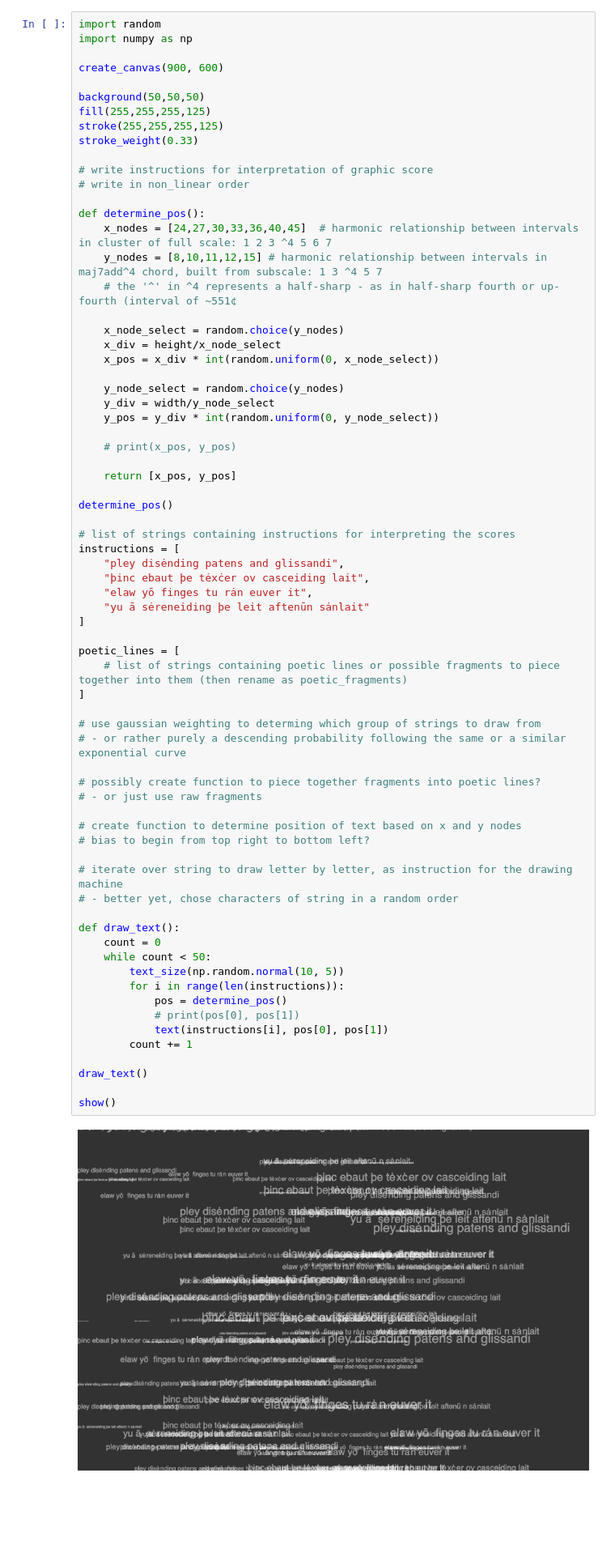
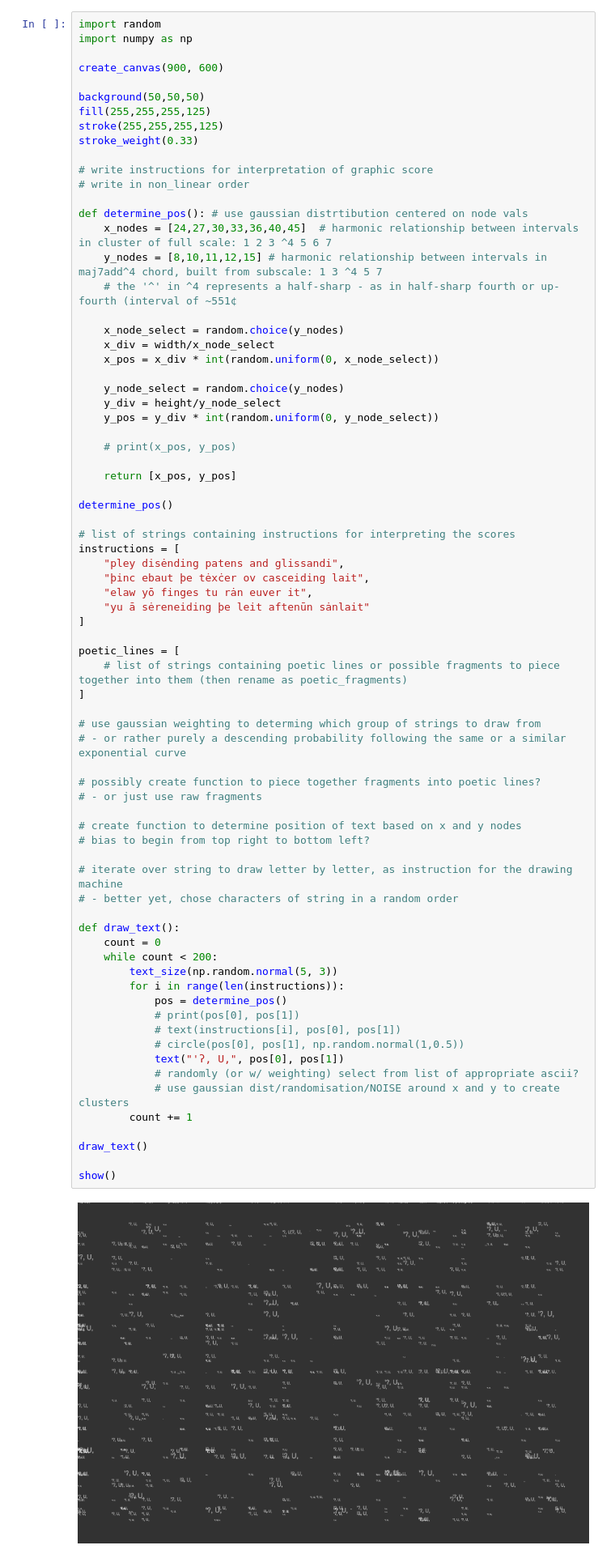
Before and after one commit to ybrow001/generative_graphic_score, a Jupyter notebook: graphic_score_081125.ipynb, the cells around one changed output. Shown at 81% size. Saved outputs shown, nothing was run; the diff lists cells and outputs as text; blank space fills up the shorter version.

Commit message:
added more variation images

```diff
--- a/graphic_score_081125.ipynb
+++ b/graphic_score_081125.ipynb
@@ -350,17 +351,17 @@ stroke_weight(0.33)
 # write instructions for interpretation of graphic score
 # write in non_linear order
 
-def determine_pos():
+def determine_pos(): # use gaussian distrtibution centered on node vals
     x_nodes = [24,27,30,33,36,40,45]  # harmonic relationship between intervals in cluster of full scale: 1 2 3 ^4 5 6 7
     y_nodes = [8,10,11,12,15] # harmonic relationship between intervals in maj7add^4 chord, built from subscale: 1 3 ^4 5 7
     # the '^' in ^4 represents a half-sharp - as in half-sharp fourth or up-fourth (interval of ~551¢
 
     x_node_select = random.choice(y_nodes)
-    x_div = height/x_node_select
+    x_div = width/x_node_select
     x_pos = x_div * int(random.uniform(0, x_node_select))
 
     y_node_select = random.choice(y_nodes)
-    y_div = width/y_node_select
+    y_div = height/y_node_select
     y_pos = y_div * int(random.uniform(0, y_node_select))
 
     # print(x_pos, y_pos)
@@ -377,34 +378,38 @@ instructions = [
     "yu ā sėreneiding þe leit aftenūn sȧnlait"
 ]
 
 poetic_lines = [
     # list of strings containing poetic lines or possible fragments to piece together into them (then rename as poetic_fragments)
 ]
 
 # use gaussian weighting to determing which group of strings to draw from
 # - or rather purely a descending probability following the same or a similar exponential curve
 
 # possibly create function to piece together fragments into poetic lines?
 # - or just use raw fragments
 
 # create function to determine position of text based on x and y nodes
 # bias to begin from top right to bottom left?
 
 # iterate over string to draw letter by letter, as instruction for the drawing machine
 # - better yet, chose characters of string in a random order
 
 def draw_text():
     count = 0
-    while count < 50:
-        text_size(np.random.normal(10, 5))
+    while count < 200:
+        text_size(np.random.normal(5, 3))
         for i in range(len(instructions)):
             pos = determine_pos()
             # print(pos[0], pos[1])
-            text(instructions[i], pos[0], pos[1])
+            # text(instructions[i], pos[0], pos[1])
+            # circle(pos[0], pos[1], np.random.normal(1,0.5))
+            text("'ʔ, U,", pos[0], pos[1])
+            # randomly (or w/ weighting) select from list of appropriate ascii?
+            # use gaussian dist/randomisation/NOISE around x and y to create clusters
         count += 1
 
 draw_text()
 
 show()
 # %% [output]
-[figure, old version]
+[figure, new version]
```
Also changed, not shown: parts of 1 cell of this notebook, 15 other files.
